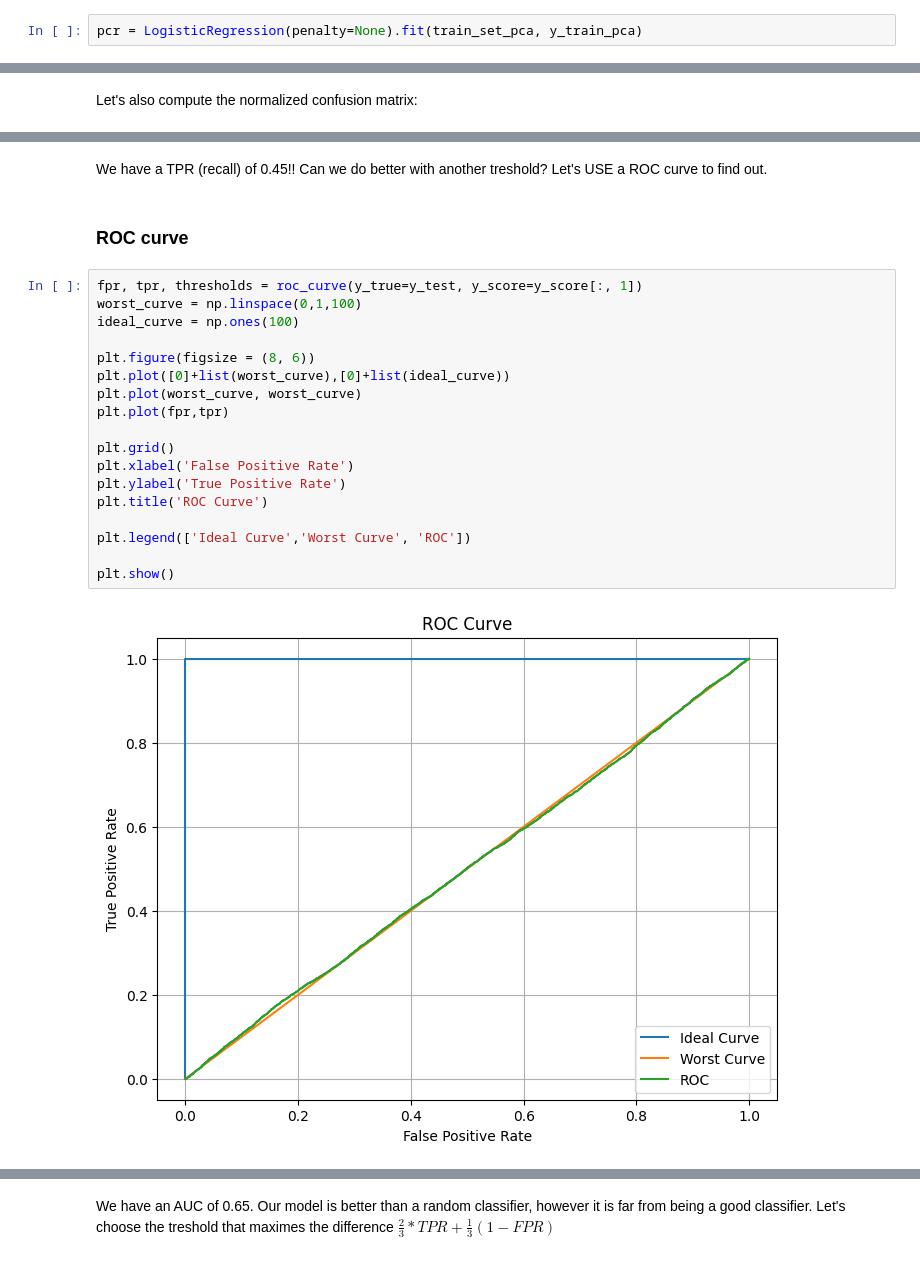
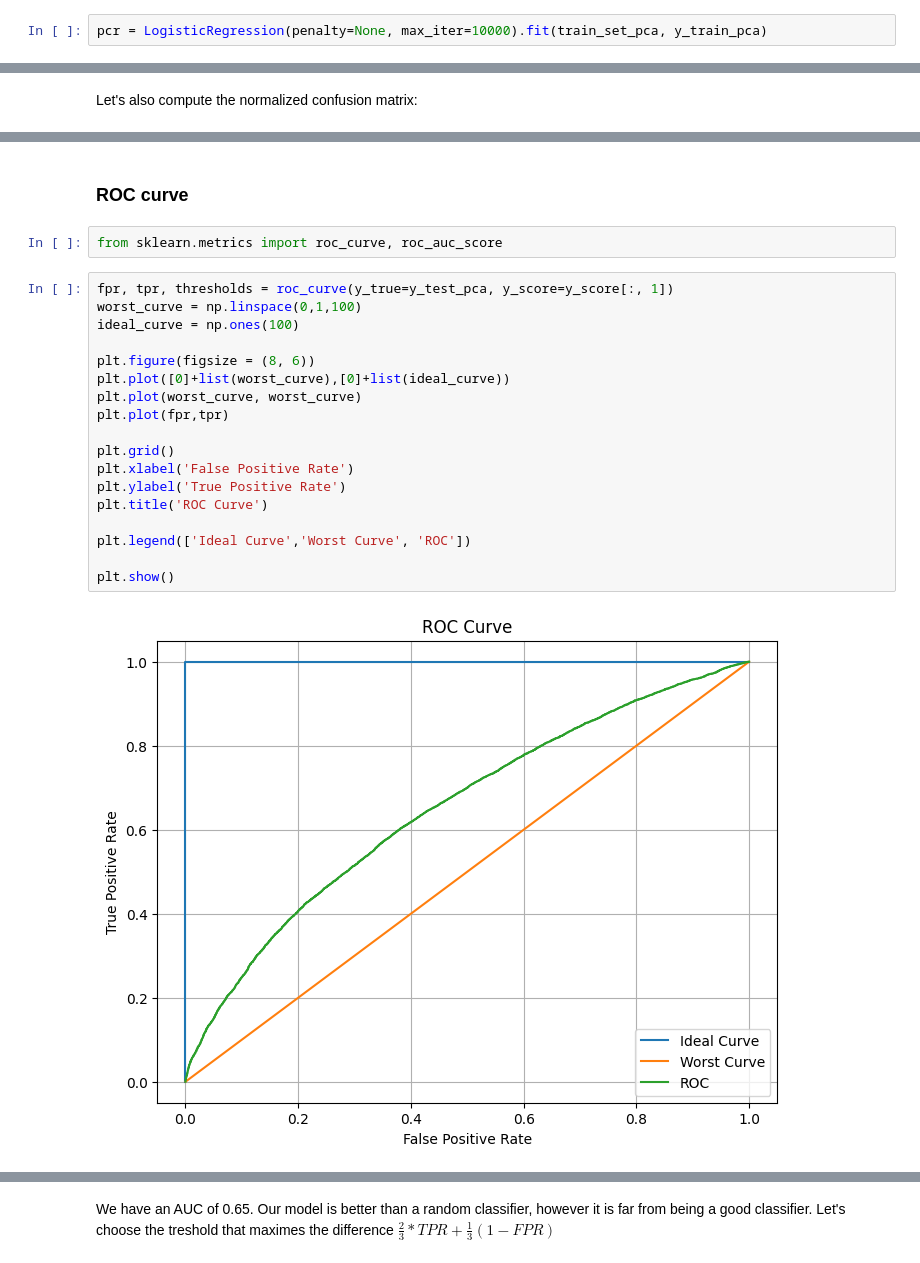
Before and after one commit to weiss25r/Data-analysis-of-diabetic-patients-readmissions-in-hospitals, a Jupyter notebook: main.ipynb, the cells around one changed output, grey strips where cells are left out. Drawn from its saved outputs; the diff is of its cells as text.

```diff
--- a/main.ipynb
+++ b/main.ipynb
@@ -945,7 +982,7 @@ Let's split our new data in train set and test set.
 # %%
 train_set_pca, test_set_pca, y_train_pca, y_test_pca = train_test_split(X, view['readmitted'], test_size=0.25)
 # %%
-pcr = LogisticRegression(penalty=None).fit(train_set_pca, y_train_pca)
+pcr = LogisticRegression(penalty=None, max_iter=10000).fit(train_set_pca, y_train_pca)
 # %% [markdown]
 Let's see how well our model performs on the test set. <br> For now, let's use a treshold of 0.5 We will say that a patient X will be readmitted if $P(Y=1|X) >0.5$
 # %%
@@ -975,26 +1009,26 @@ ConfusionMatrixDisplay(cm, display_labels=[0, 1]).plot()
-# %% [markdown]
-We have a TPR (recall) of 0.45!! Can we do better with another treshold? Let's USE a ROC curve to find out.
 # %% [markdown]
 ### ROC curve
+# %%
+from sklearn.metrics import roc_curve, roc_auc_score
 # %%
-fpr, tpr, thresholds = roc_curve(y_true=y_test, y_score=y_score[:, 1])
+fpr, tpr, thresholds = roc_curve(y_true=y_test_pca, y_score=y_score[:, 1])
 worst_curve = np.linspace(0,1,100)
 ideal_curve = np.ones(100)
 
 plt.figure(figsize = (8, 6))
 plt.plot([0]+list(worst_curve),[0]+list(ideal_curve))
 plt.plot(worst_curve, worst_curve)
 plt.plot(fpr,tpr)
 
 plt.grid()
 plt.xlabel('False Positive Rate')
 plt.ylabel('True Positive Rate')
 plt.title('ROC Curve')
 
 plt.legend(['Ideal Curve','Worst Curve', 'ROC'])
 
 plt.show()
 # %% [output]
-[figure, old version]
+[figure, new version]
 # %%
 roc_auc_score(y_true=y_test, y_score=y_score[:, 1])
```
Also changed, not shown: parts of 49 cells of this notebook.
